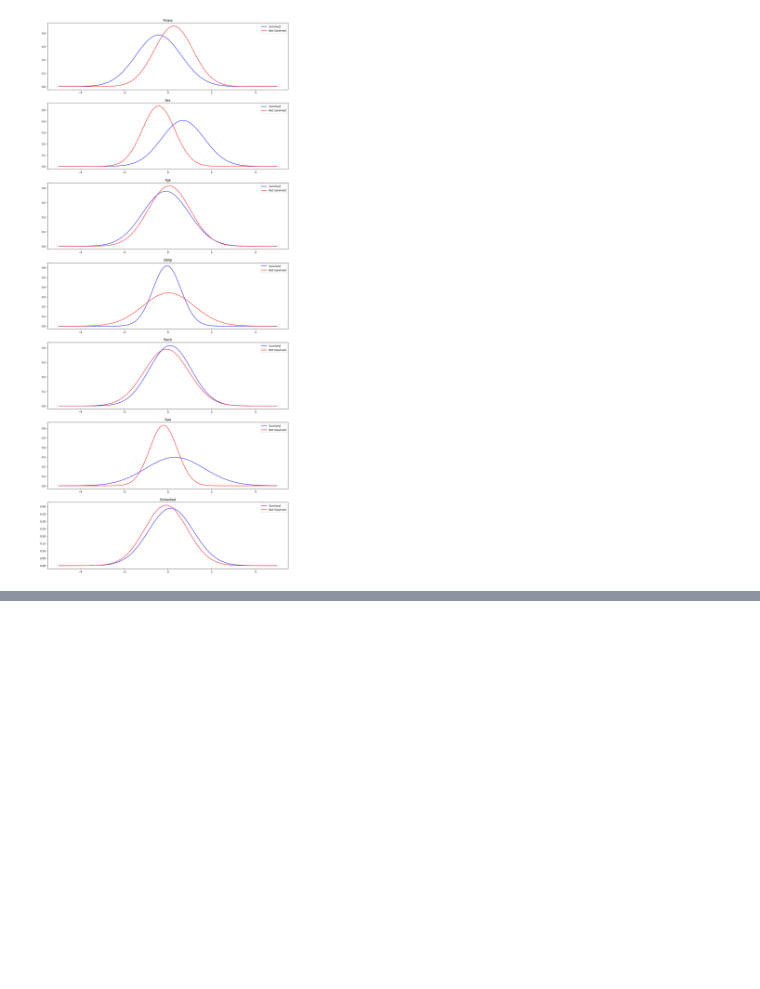
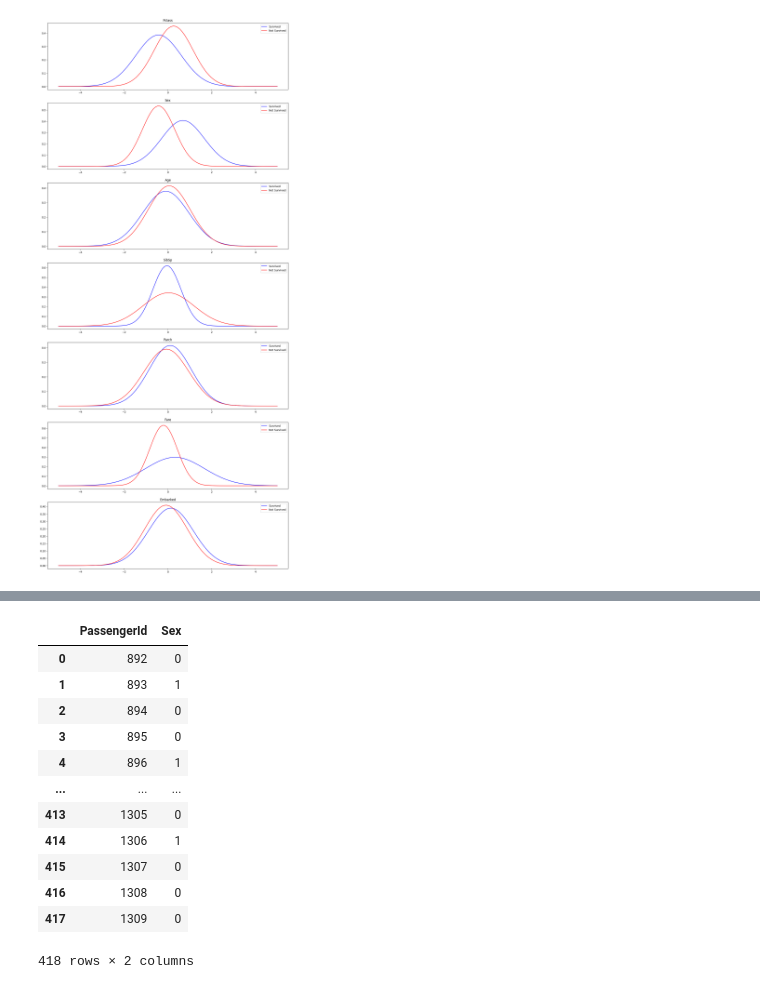
Before and after one commit to PashaBarahimi/Artificial-Intelligence-Projects, a Jupyter notebook: CA0/AI-CA0-810199385.ipynb, the cells around one changed output, grey strips where cells are left out. Drawn from its saved outputs; the diff is of its cells as text; code cells hidden in the pictures; blank space fills up the shorter version.

```diff
--- a/CA0/AI-CA0-810199385.ipynb
+++ b/CA0/AI-CA0-810199385.ipynb
@@ -437,0 +493,3 @@ for idx, (name, row) in enumerate(info.iterrows()):
+# %%
+test = pd.read_csv('test.csv')
+display(test.info())
@@ -437,0 +516,27 @@ for idx, (name, row) in enumerate(info.iterrows()):
+# %%
+cleanedTest = test.copy()
+cleanedTest.drop('Pclass', axis=1, inplace=True)
+cleanedTest.drop('Name', axis=1, inplace=True)
+cleanedTest.drop('Age', axis=1, inplace=True)
+cleanedTest.drop('SibSp', axis=1, inplace=True)
+cleanedTest.drop('Parch', axis=1, inplace=True)
+cleanedTest.drop('Ticket', axis=1, inplace=True)
+cleanedTest.drop('Fare', axis=1, inplace=True)
+cleanedTest.drop('Cabin', axis=1, inplace=True)
+cleanedTest.drop('Embarked', axis=1, inplace=True)
+cleanedTest['Sex'].replace(sex, inplace=True)
+display(cleanedTest)
+# %% [output]
+|  | PassengerId | Sex |
+| 0 | 892 | 0 |
+| 1 | 893 | 1 |
+| 2 | 894 | 0 |
+| 3 | 895 | 0 |
+| 4 | 896 | 1 |
+| ... | ... | ... |
+| 413 | 1305 | 0 |
+| 414 | 1306 | 1 |
+| 415 | 1307 | 0 |
+| 416 | 1308 | 0 |
+| 417 | 1309 | 0 |
+418 rows × 2 columns
```
Also changed, not shown: parts of 11 cells of this notebook, 1 other file.
